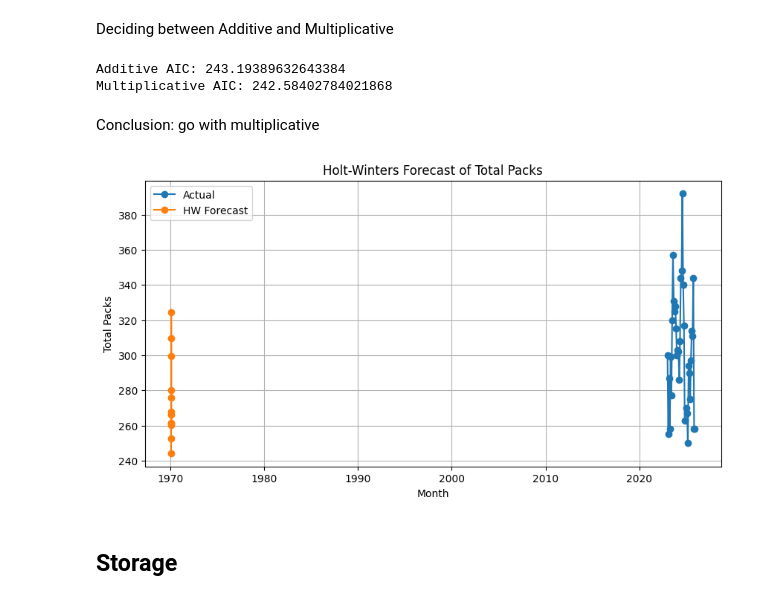
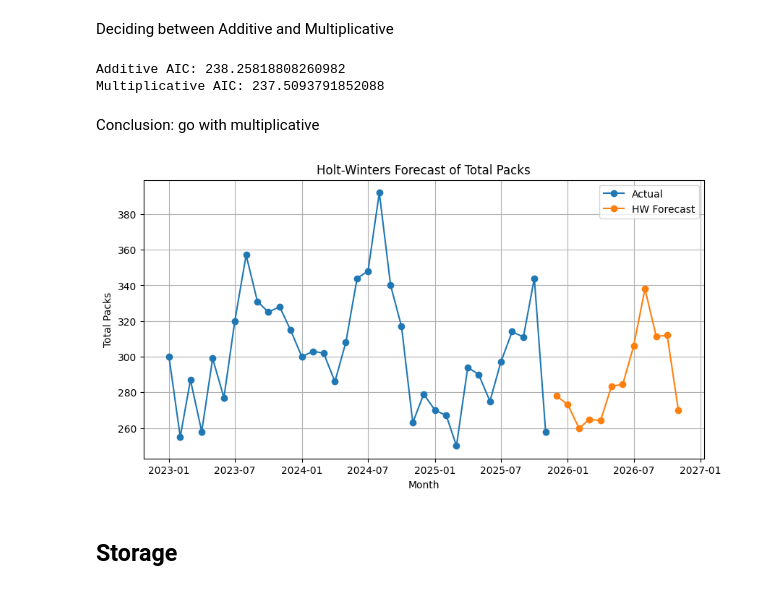
Before and after one commit to reedbc1/Diapers, a Jupyter notebook: diapers.ipynb, the cells around one changed output. Drawn from its saved outputs; the diff is of its cells as text; code cells hidden in the pictures.

```diff
--- a/diapers.ipynb
+++ b/diapers.ipynb
@@ -409,3 +425,6 @@ Conclusion: 2023, 2024, and 2025 follow similar seasonal trends. Totals increase
+# %%
+# create series for Holt-Winters model
+ts = pivot["# packs"]
 # %% [markdown]
 ### Modeling Total Diapers per Month
 # %% [markdown]
@@ -414,10 +433,6 @@ About holt-winters...
 Deciding between Additive and Multiplicative
 # %%
 from statsmodels.tsa.holtwinters import ExponentialSmoothing
-
-# Flatten table to time series (Month-Year index)
-ts = pivot.stack()
-ts.index = pd.date_range(start='2023-01-01', periods=len(ts), freq='MS')
 
 # Additive Holt-Winters
 model_add = ExponentialSmoothing(ts, trend='add', seasonal='add', seasonal_periods=12).fit()
@@ -428,7 +443,7 @@ model_mul = ExponentialSmoothing(ts, trend='add', seasonal='mul', seasonal_perio
 print("Additive AIC:", model_add.aic)
 print("Multiplicative AIC:", model_mul.aic)
 # %% [output]
-Additive AIC: 243.19389632643384
-Multiplicative AIC: 242.58402784021868
+Additive AIC: 238.25818808260982
+Multiplicative AIC: 237.5093791852088
 # %% [markdown]
 Conclusion: go with multiplicative
@@ -437,30 +450,45 @@ table_filtered.loc["2025-12-01","total"] = np.nan
-# %%
-# Create a pandas Series for the totals
-ts = table_filtered["total"].sort_index()  # make sure sorted by date
-ts = ts.interpolate(method='time')
+# %%
+ts.index = ts.index.to_timestamp()
 # %%
 from statsmodels.tsa.holtwinters import ExponentialSmoothing
 import matplotlib.pyplot as plt
 
 # Fit Holt-Winters seasonal model (monthly data, yearly seasonality)
 hw_model = ExponentialSmoothing(ts, seasonal='mul', seasonal_periods=12)
 hw_fit = hw_model.fit()
 
+# create index
+forecast_steps = 12
+
+future_index = pd.date_range(
+    start=ts.index[-1] + pd.offsets.MonthBegin(1),
+    periods=forecast_steps,
+    freq="MS"
+)
+
 # Forecast next 12 months
-hw_forecast = hw_fit.forecast(12)
+hw_forecast = pd.Series(
+    hw_fit.forecast(forecast_steps),
+    index=future_index
+)
 
 # Plot
 plt.figure(figsize=(10,5))
 plt.plot(ts.index, ts, label='Actual', marker='o')
 plt.plot(hw_forecast.index, hw_forecast, label='HW Forecast', marker='o')
 plt.title('Holt-Winters Forecast of Total Packs')
 plt.xlabel('Month')
 plt.ylabel('Total Packs')
 plt.legend()
 plt.grid(True)
 plt.show()
+
+# plt.plot(y.index, y, label="Actual")
+# plt.plot(forecast.index, forecast, label="HW Forecast")
+# plt.legend()
+# plt.show()
 # %% [output]
-[figure, old version]
+[figure, new version]
 # %% [markdown]
 ## Storage
 # %% [markdown]
```
Also changed, not shown: parts of 7 cells of this notebook, 2 other files.
